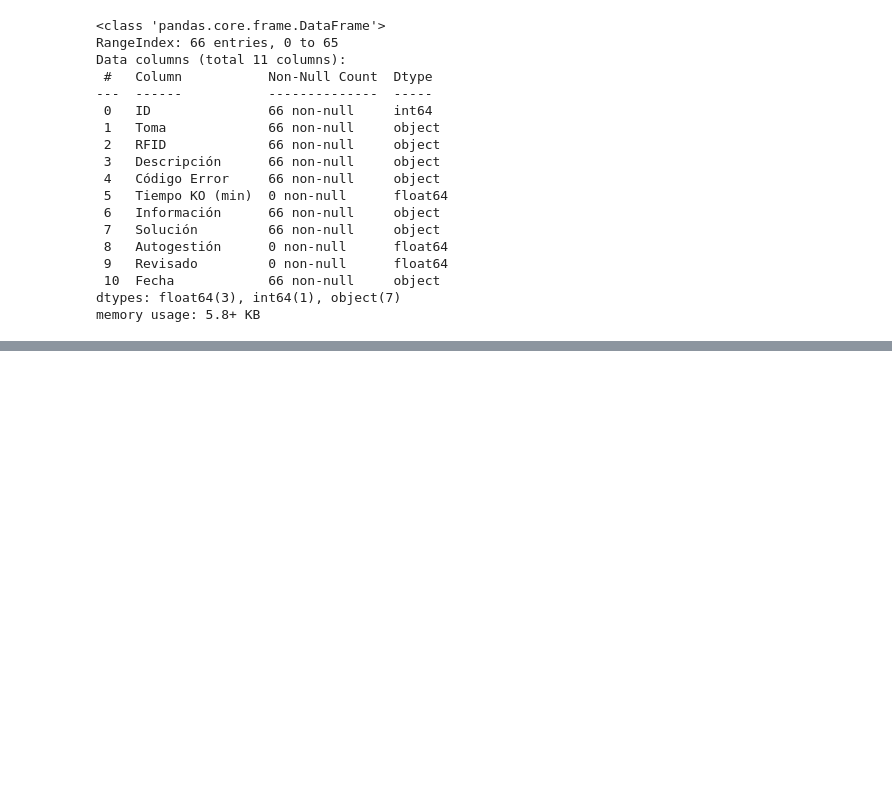
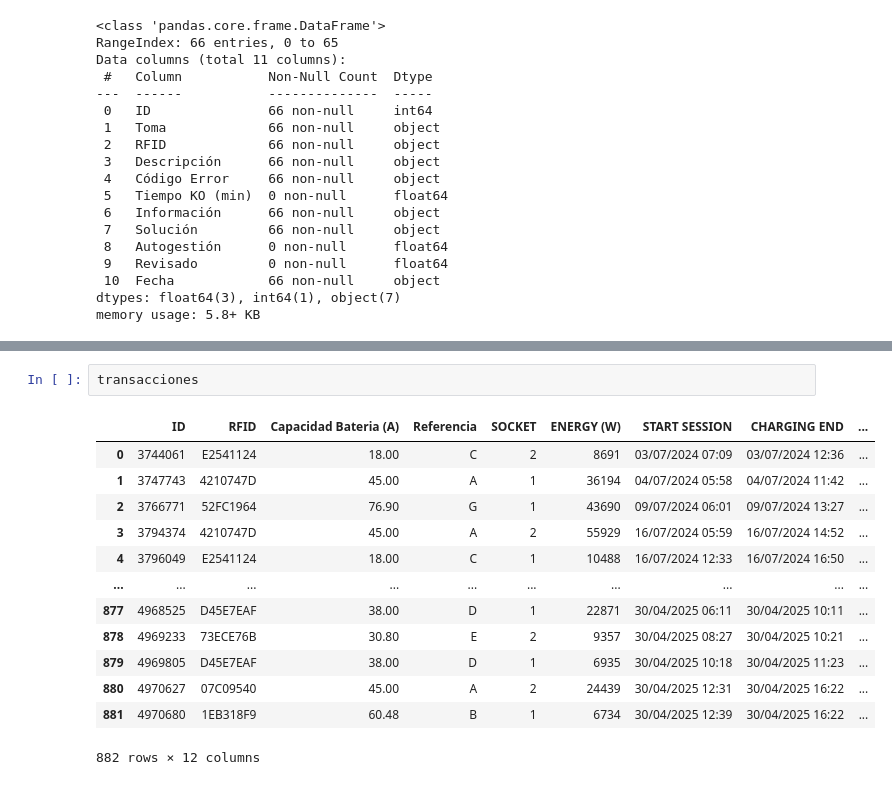
Before and after one commit to kmgomezm/DataHackHub, a Jupyter notebook: analisis_exploratorio_datos.ipynb, the cells around one changed output, grey strips where cells are left out. Saved outputs shown, nothing was run; the diff lists cells and outputs as text; blank space fills up the shorter version.

```diff
--- a/analisis_exploratorio_datos.ipynb
+++ b/analisis_exploratorio_datos.ipynb
@@ -67 +102,17 @@ errores_de_conexion
+# %%
+transacciones
+# %% [output]
+|  | ID | RFID | Capacidad Bateria (A) | Referencia | SOCKET | ENERGY (W) | START SESSION | CHARGING END | ... |
+| 0 | 3744061 | E2541124 | 18.00 | C | 2 | 8691 | 03/07/2024 07:09 | 03/07/2024 12:36 | ... |
+| 1 | 3747743 | 4210747D | 45.00 | A | 1 | 36194 | 04/07/2024 05:58 | 04/07/2024 11:42 | ... |
+| 2 | 3766771 | 52FC1964 | 76.90 | G | 1 | 43690 | 09/07/2024 06:01 | 09/07/2024 13:27 | ... |
+| 3 | 3794374 | 4210747D | 45.00 | A | 2 | 55929 | 16/07/2024 05:59 | 16/07/2024 14:52 | ... |
+| 4 | 3796049 | E2541124 | 18.00 | C | 1 | 10488 | 16/07/2024 12:33 | 16/07/2024 16:50 | ... |
+| ... | ... | ... | ... | ... | ... | ... | ... | ... | ... |
+| 877 | 4968525 | D45E7EAF | 38.00 | D | 1 | 22871 | 30/04/2025 06:11 | 30/04/2025 10:11 | ... |
+| 878 | 4969233 | 73ECE76B | 30.80 | E | 2 | 9357 | 30/04/2025 08:27 | 30/04/2025 10:21 | ... |
+| 879 | 4969805 | D45E7EAF | 38.00 | D | 1 | 6935 | 30/04/2025 10:18 | 30/04/2025 11:23 | ... |
+| 880 | 4970627 | 07C09540 | 45.00 | A | 2 | 24439 | 30/04/2025 12:31 | 30/04/2025 16:22 | ... |
+| 881 | 4970680 | 1EB318F9 | 60.48 | B | 1 | 6734 | 30/04/2025 12:39 | 30/04/2025 16:22 | ... |
+882 rows × 12 columns
 # %%
```
Also changed, not shown: parts of 20 cells of this notebook.
